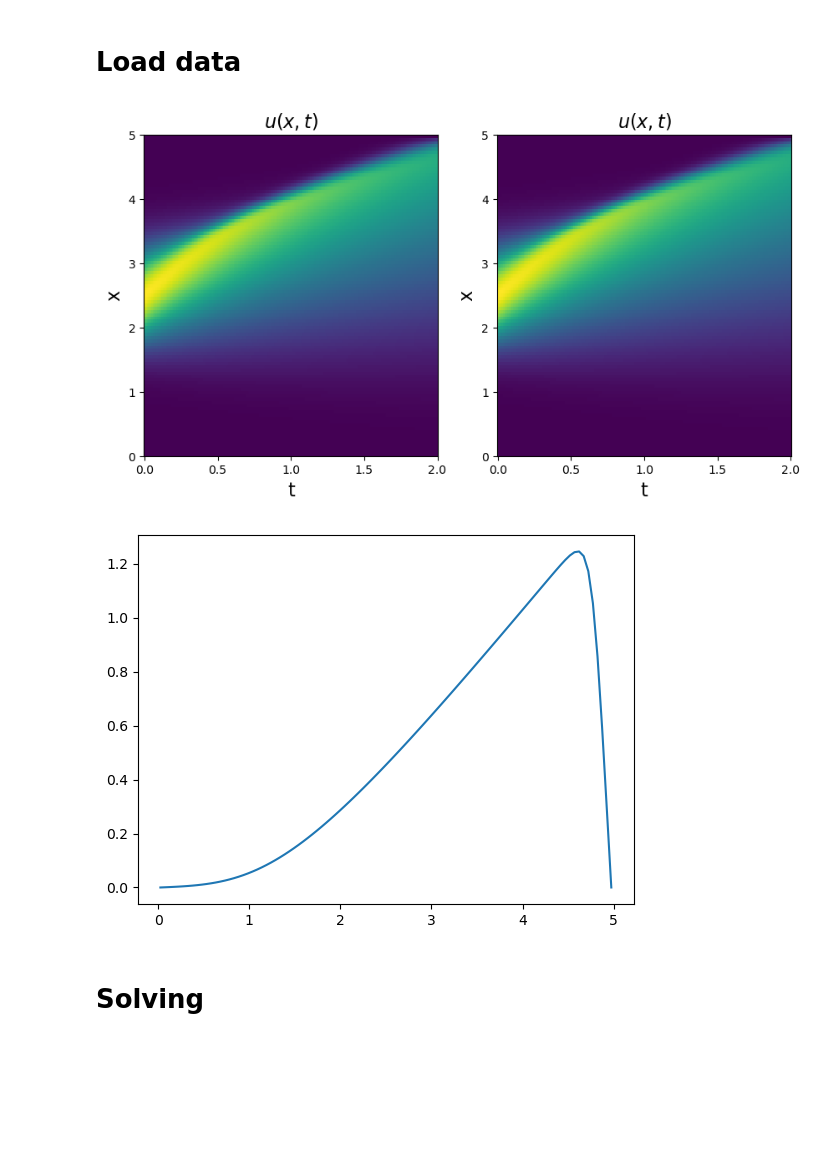
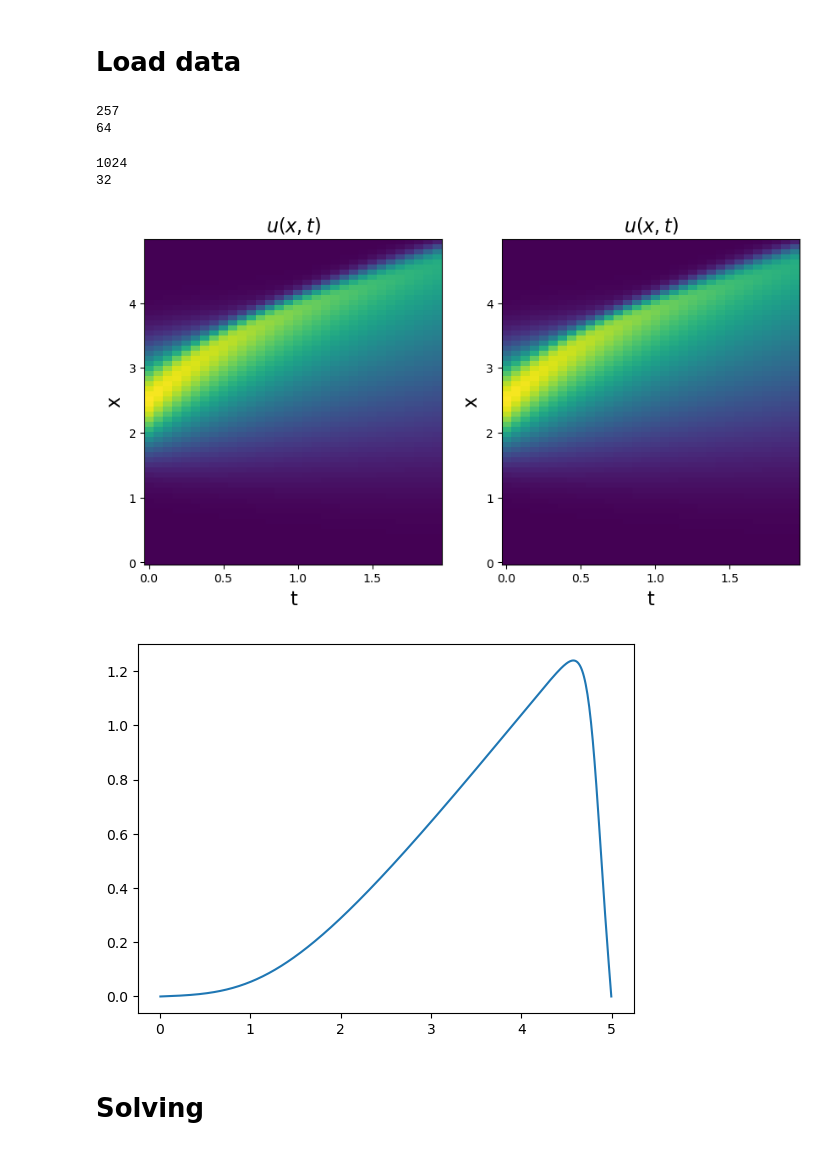
Before and after one commit to cpml-au/dctkit, a Jupyter notebook: examples/burgers.ipynb, the cells around one changed output. Cells and saved outputs as stored; diff of their text form; code cells hidden in the pictures; blank space fills up the shorter version.

```diff
--- a/examples/burgers.ipynb
+++ b/examples/burgers.ipynb
@@ -22,14 +22,14 @@ config()
 # Load data
 # %%
 # SPACE PARAMS
-L = 5
+# spatial resolution
+dx = 5/2**8
+L = 5 + dx
+dx_norm = dx/L
 L_norm = 1
-# spatial resolution
-dx = 0.05
-dx_norm = dx/L
 #  Number of spatial grid points
-nx = int(L / dx)
-nx_norm = int(L_norm/ dx_norm)
+nx = int(math.ceil(L / dx))
+nx_norm = nx
 
 # vector containing spatial points
 x = np.linspace(0, L, nx)
@@ -38,28 +38,37 @@ x_norm = np.linspace(0, L_norm, nx_norm)
 x_circ = (x[:-1] + x[1:])/2
 x_norm_circ = (x_norm[:-1] + x_norm[1:])/2
 
-
+print(nx)
+print(len(x_circ[::4]))
 # initial velocity
 u_0 = 2 * np.exp(-2 * (x_circ - 0.5 * L)**2)
 umax = np.max(u_0)
+# %% [output]
+257
+64
 # %%
 # TIME PARAMS
 T = 2
 T_norm = T*umax/L
 # temporal resolution
-dt = 0.01
+dt = 2/2**10
 dt_norm = dt*umax/L
 # number of temporal grid points
-nt = int(T / dt)
+nt = int(math.ceil(T / dt))
 nt_norm = nt
 
 # vector containing time points
 t = np.linspace(0, T, nt)
 t_norm = np.linspace(0, T_norm, nt_norm)
 
+print(nt)
+print(len(t[::32]))
 #Viscosity
 nu = 0.05
 nu_norm = nu/(L*umax)
+# %% [output]
+1024
+32
 # %%
 def main_run_FDM(u,x, dt, dx, nu, max_time_iter):
     for t in range(max_time_iter):
@@ -78,41 +87,41 @@ u_norm = np.zeros([nx_norm-1, nt_norm])
 # Initial condition
 u[:, 0] = u_0
 # Boundary condition at x=0
 u[0, :] = 0
 # Boundary condition at x=xmax
 u[-1, :] = 0
 
 u = main_run_FDM(u, x,dt, dx, nu, nt-1)
 
 # Initial condition
 u_norm[:, 0] = u_0/umax
 # Boundary condition at x=0
 u_norm[0, :] = 0
 # Boundary condition at x=xmax
 u_norm[-1, :] = 0
 u_norm = main_run_FDM(u_norm, x_norm,dt_norm, dx_norm, nu_norm, nt_norm-1)
 
 # rescale and plot
 u_rescaled = u_norm*umax
 
 
 fig1, ax = plt.subplots(1, 2, figsize=(10, 5))
-ax[0].pcolormesh(t, x_circ, u)
-ax[1].pcolormesh(t,x_circ,u_rescaled)
+ax[0].pcolormesh(t[::32], x_circ[::4], u[::4, ::32])
+ax[1].pcolormesh(t[::32],x_circ[::4],u_rescaled[::4, ::32])
 ax[0].set_xlabel('t', fontsize=16)
 ax[0].set_ylabel('x', fontsize=16)
 ax[0].set_title(r'$u(x, t)$', fontsize=16)
 ax[1].set_xlabel('t', fontsize=16)
 ax[1].set_ylabel('x', fontsize=16)
 ax[1].set_title(r'$u(x, t)$', fontsize=16)
 plt.show()
 # %% [output]
-[figure, old version]
+[figure, new version]
 # %%
 plt.plot(x_circ, u_rescaled[:,-1])
 plt.show()
 # %% [output]
-[figure, old version]
+[figure, new version]
 # %% [markdown]
 # Solving
 # %%
```
Also changed, not shown: parts of 2 cells of this notebook, 1 other file.
